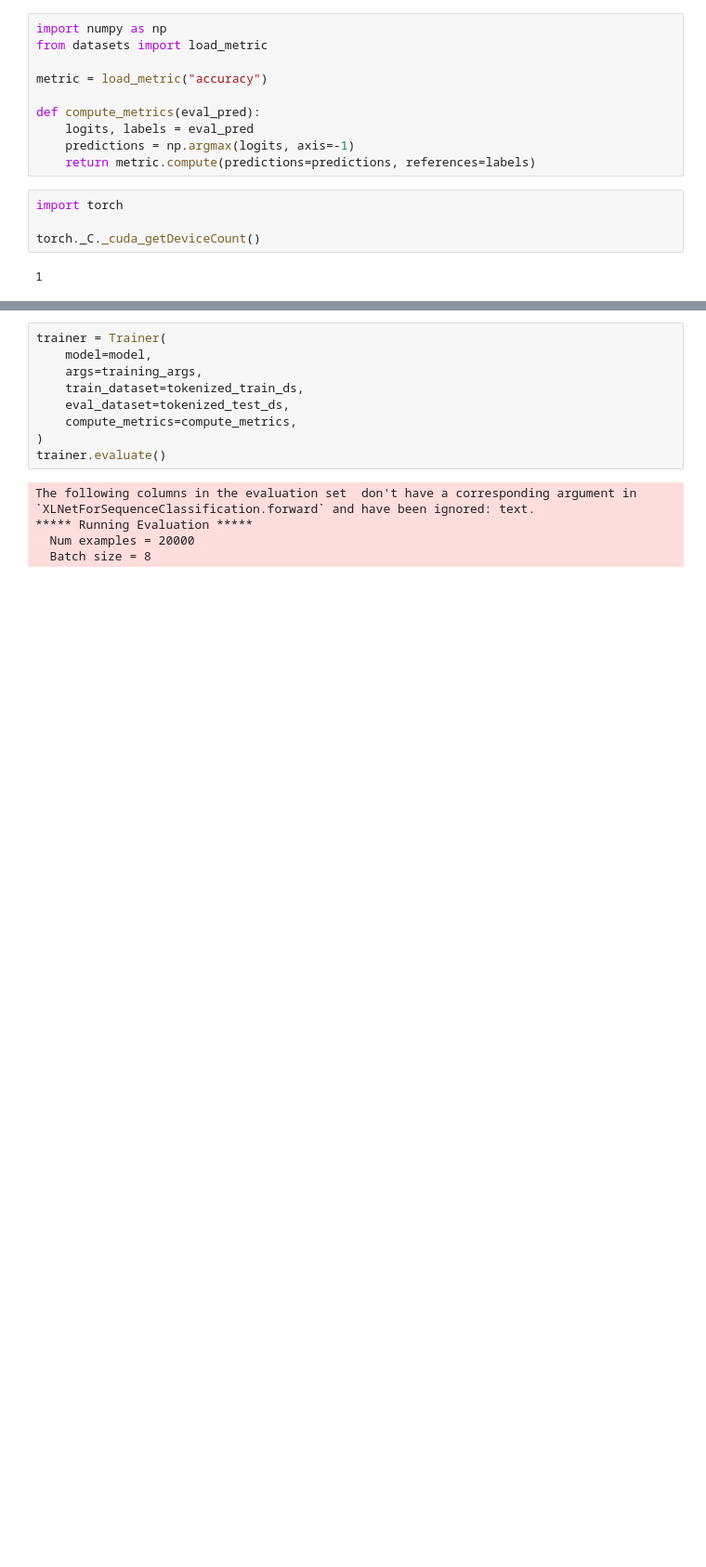
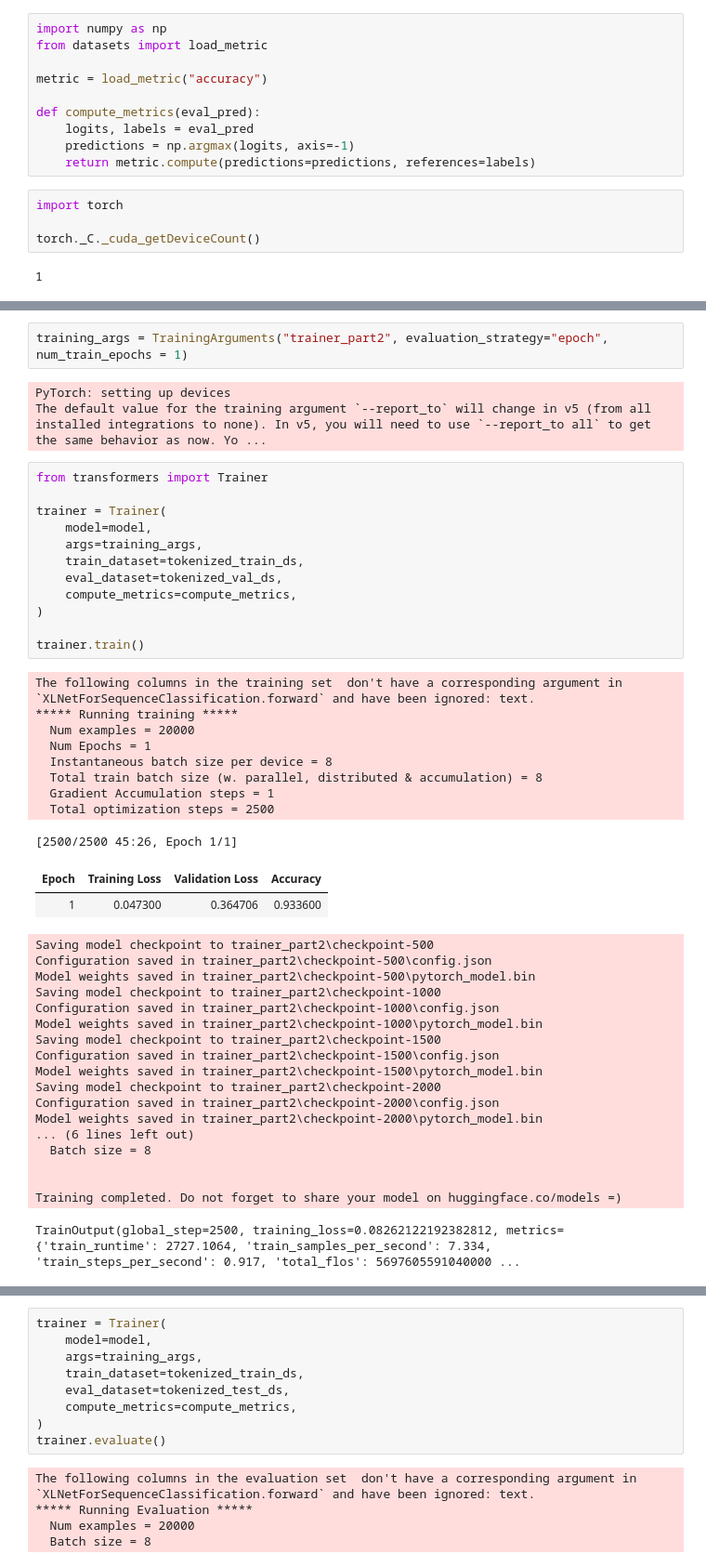
Before and after one commit to JulienGervai/sys843, a Jupyter notebook: imdb/XLNet/XLNet_IMDB.ipynb, the cells around one changed output, grey strips where cells are left out. Shown at 93% size. Drawn from its saved outputs; the diff is of its cells as text; blank space fills up the shorter version.

```diff
--- a/imdb/XLNet/XLNet_IMDB.ipynb
+++ b/imdb/XLNet/XLNet_IMDB.ipynb
@@ -115,0 +143,47 @@ TrainOutput(global_step=9375, training_loss=0.22482992919921874, metrics={'train
+# %%
+training_args = TrainingArguments("trainer_part2", evaluation_strategy="epoch", num_train_epochs = 1)
+# %% [output]
+PyTorch: setting up devices
+The default value for the training argument `--report_to` will change in v5 (from all installed integrations to none). In v5, you will need to use `--report_to all` to get the same behavior as now. Yo ...
+# %%
+from transformers import Trainer
+
+trainer = Trainer(
+    model=model,
+    args=training_args,
+    train_dataset=tokenized_train_ds,
+    eval_dataset=tokenized_val_ds,
+    compute_metrics=compute_metrics,
+)
+
+trainer.train()
+# %% [output]
+The following columns in the training set  don't have a corresponding argument in `XLNetForSequenceClassification.forward` and have been ignored: text.
+***** Running training *****
+  Num examples = 20000
+  Num Epochs = 1
+  Instantaneous batch size per device = 8
+  Total train batch size (w. parallel, distributed & accumulation) = 8
+  Gradient Accumulation steps = 1
+  Total optimization steps = 2500
+[2500/2500 45:26, Epoch 1/1]
+| Epoch | Training Loss | Validation Loss | Accuracy |
+| 1 | 0.047300 | 0.364706 | 0.933600 |
+Saving model checkpoint to trainer_part2\checkpoint-500
+Configuration saved in trainer_part2\checkpoint-500\config.json
+Model weights saved in trainer_part2\checkpoint-500\pytorch_model.bin
+Saving model checkpoint to trainer_part2\checkpoint-1000
+Configuration saved in trainer_part2\checkpoint-1000\config.json
+Model weights saved in trainer_part2\checkpoint-1000\pytorch_model.bin
+Saving model checkpoint to trainer_part2\checkpoint-1500
+Configuration saved in trainer_part2\checkpoint-1500\config.json
+Model weights saved in trainer_part2\checkpoint-1500\pytorch_model.bin
+Saving model checkpoint to trainer_part2\checkpoint-2000
+Configuration saved in trainer_part2\checkpoint-2000\config.json
+Model weights saved in trainer_part2\checkpoint-2000\pytorch_model.bin
+... (6 lines left out)
+  Batch size = 8
+
+
+Training completed. Do not forget to share your model on huggingface.co/models =)
+TrainOutput(global_step=2500, training_loss=0.08262122192382812, metrics={'train_runtime': 2727.1064, 'train_samples_per_second': 7.334, 'train_steps_per_second': 0.917, 'total_flos': 5697605591040000 ...
```
Also changed, not shown: parts of 12 cells of this notebook.
